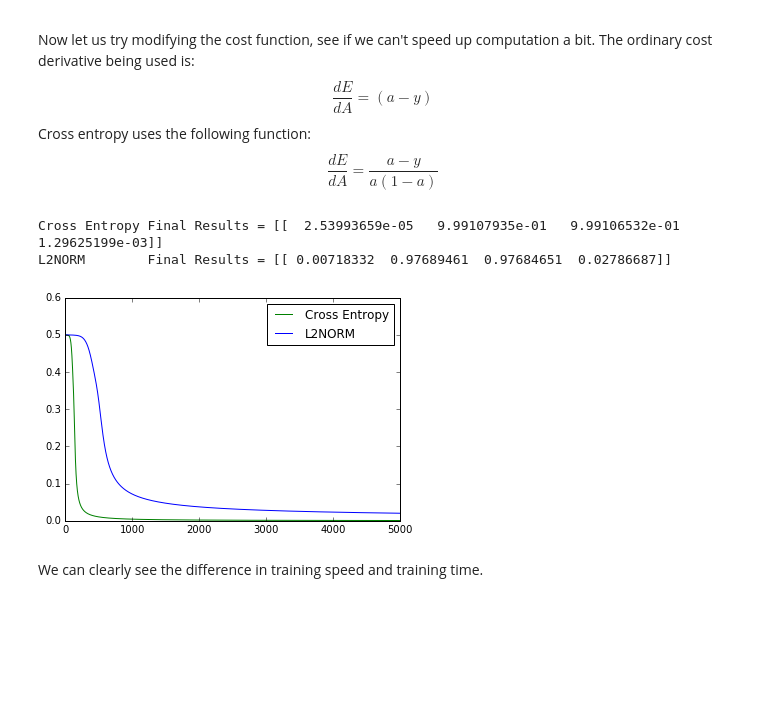
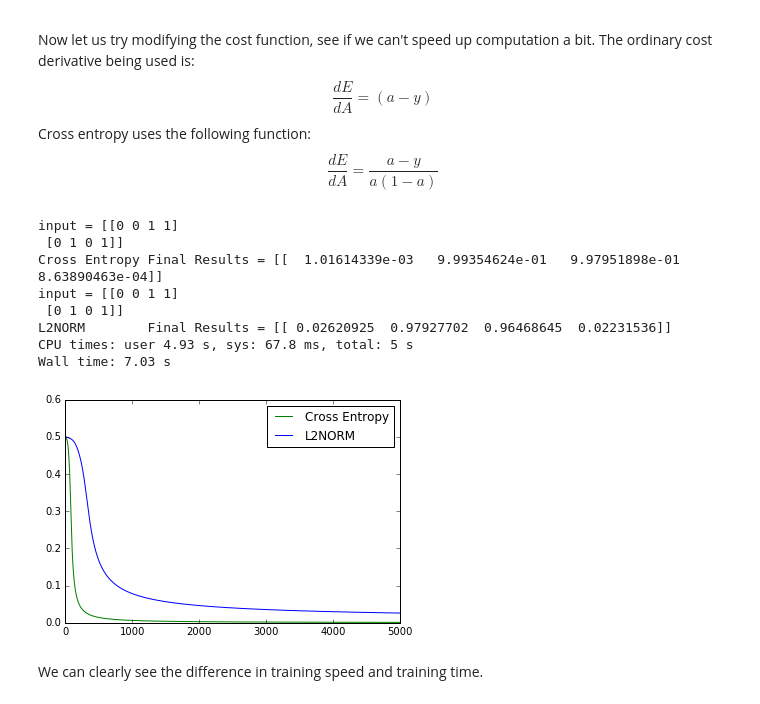
Before and after one commit to hrishioa/NN_Scratch, a Jupyter notebook: NeuralNet_Perceptron.ipynb, the cells around one changed output. Cells and saved outputs as stored; diff of their text form; code cells hidden in the pictures; blank space fills up the shorter version.

```diff
--- a/NeuralNet_Perceptron.ipynb
+++ b/NeuralNet_Perceptron.ipynb
@@ -27,16 +27,19 @@ class perceptron(object):
         # Now setup the weights in this format (inputs x neurons)
         self.weights = []
         self.ths = []
-        self.weights.append(np.random.rand(hl_neurons, input_size))
-        self.ths.append(np.random.rand(hl_neurons, 1))
+        self.weights.append(self.get_weights((hl_neurons, input_size)))
+        self.ths.append(self.get_weights((hl_neurons, 1)))
         for i in xrange(1, hl_layers):
-            self.weights.append(np.random.rand(hl_neurons, hl_neurons))
-            self.ths.append(np.random.rand(hl_neurons, 1))
-        self.weights.append(np.random.rand(output_size, hl_neurons))
-        self.ths.append(np.random.rand(output_size, 1))
+            self.weights.append(self.get_weights((hl_neurons, hl_neurons)))
+            self.ths.append(self.get_weights((hl_neurons, 1)))
+        self.weights.append(self.get_weights((output_size, hl_neurons)))
+        self.ths.append(self.get_weights((output_size, 1)))
         self.delta_func = self.delta_func1
-        self.sigmoid = numpy.vectorize(self.sigmoid)
-        self.sigmoid_delta = numpy.vectorize(self.sigmoid_delta)
+        self.sigmoid = np.vectorize(self.sigmoid)
+        self.sigmoid_delta = np.vectorize(self.sigmoid_delta)
+
+    def get_weights(self, dimensions):
+        return np.random.normal(0,1,dimensions)
 
     def delta_func1(self, output, truths):
         return (output-truths)
@@ -52,13 +55,19 @@ class perceptron(object):
         Z = []
         output = inputs
         for i in xrange(0, len(self.weights)):
-            output = np.dot(self.weights[i], output) + self.ths[i]
+#             print "performing %f * %f + %f" % (np.max(self.weights[i]), np.max(output), np.max(self.ths[i]))
+            normno = len(output)
+            output = np.dot(self.weights[i], output)
+            output /= normno
+#             print "Dividing by %d neurons" % normno
+            output += self.ths[i]
             Z.append(output)
             output = self.sigmoid(output)
             A.append(output)
         return A, Z, output
 
     def feed_forward(self, inputs):
+        print "input = %s" % (inputs)
         _, _, output = self.push_forward(inputs)
         return output
 
@@ -152,20 +172,27 @@ $$\frac{dE}{dA} = \frac{a-y}{a(1-a)}$$
 def cross_delta(output, truths):
     return (output - truths)/(np.multiply(output,(1-output)))
 # %%
+%%time
 np.random.seed(2)
 pp2 = perceptron(2, 1, 3, 1, 1)
 np.random.seed(2)
 pp3 = perceptron(2, 1, 3, 1, 1)
 pp3.delta_func = cross_delta
-plot([(pp3.train(input_XOR, gtruth_XOR)) for i in xrange(0, 5000)], "green",label = "Cross Entropy")
-plot([(pp2.train(input_XOR, gtruth_XOR)) for i in xrange(0, 5000)], "blue", label = "L2NORM")
+plot([(pp3.train(input_XOR, gtruth_XOR)) for i in tqdm(xrange(0, 5000))], "green",label = "Cross Entropy")
+plot([(pp2.train(input_XOR, gtruth_XOR)) for i in tqdm(xrange(0, 5000))], "blue", label = "L2NORM")
 legend()
 print "Cross Entropy Final Results = %s" % pp3.feed_forward(input_XOR)
 print "L2NORM        Final Results = %s" % pp2.feed_forward(input_XOR)
 # %% [output]
-Cross Entropy Final Results = [[  2.53993659e-05   9.99107935e-01   9.99106532e-01   1.29625199e-03]]
-L2NORM        Final Results = [[ 0.00718332  0.97689461  0.97684651  0.02786687]]
+input = [[0 0 1 1]
+ [0 1 0 1]]
+Cross Entropy Final Results = [[  1.01614339e-03   9.99354624e-01   9.97951898e-01   8.63890463e-04]]
+input = [[0 0 1 1]
+ [0 1 0 1]]
+L2NORM        Final Results = [[ 0.02620925  0.97927702  0.96468645  0.02231536]]
+CPU times: user 4.93 s, sys: 67.8 ms, total: 5 s
+Wall time: 7.03 s
-[figure, old version]
+[figure, new version]
 # %% [markdown]
 We can clearly see the difference in training speed and training time.
 # %% [markdown]
```
Also changed, not shown: parts of 27 cells of this notebook, 10 other files.
